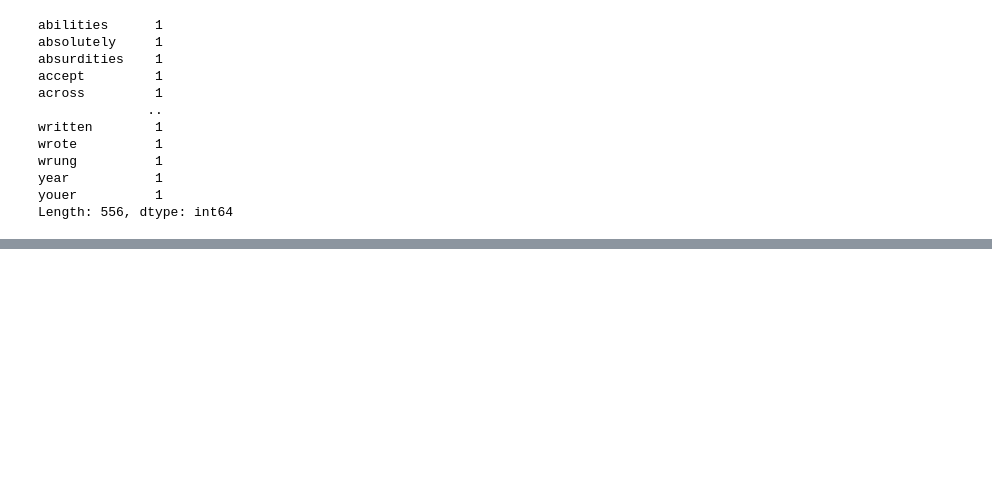
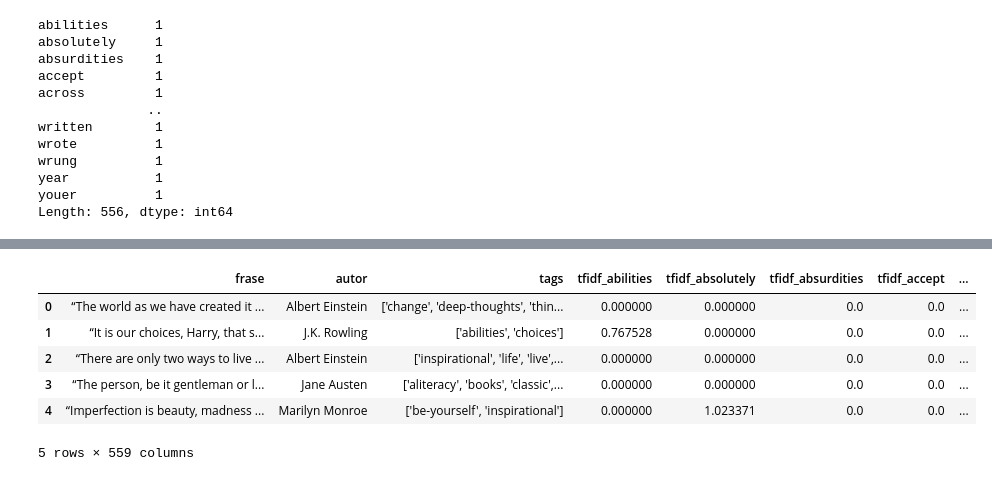
Before and after one commit to Isabela-Farina/Perspectiva_dados, a Jupyter notebook: PLN/introducao_pln.ipynb, the cells around one changed output, grey strips where cells are left out. Cells and saved outputs as stored; diff of their text form; code cells hidden in the pictures; blank space fills up the shorter version.

```diff
--- a/PLN/introducao_pln.ipynb
+++ b/PLN/introducao_pln.ipynb
@@ -431,0 +473,14 @@ Name: 1, dtype: float64
+# %%
+TF_IDF_pref = TF_IDF.add_prefix("tfidf_").reset_index(drop=True)
+
+DF_TFIDF = pd.concat([metadados, TF_IDF_pref], axis=1)
+
+DF_TFIDF.head()
+# %% [output]
+|  | frase | autor | tags | tfidf_abilities | tfidf_absolutely | tfidf_absurdities | tfidf_accept | ... |
+| 0 | “The world as we have created it ... | Albert Einstein | ['change', 'deep-thoughts', 'thin... | 0.000000 | 0.000000 | 0.0 | 0.0 | ... |
+| 1 | “It is our choices, Harry, that s... | J.K. Rowling | ['abilities', 'choices'] | 0.767528 | 0.000000 | 0.0 | 0.0 | ... |
+| 2 | “There are only two ways to live ... | Albert Einstein | ['inspirational', 'life', 'live',... | 0.000000 | 0.000000 | 0.0 | 0.0 | ... |
+| 3 | “The person, be it gentleman or l... | Jane Austen | ['aliteracy', 'books', 'classic',... | 0.000000 | 0.000000 | 0.0 | 0.0 | ... |
+| 4 | “Imperfection is beauty, madness ... | Marilyn Monroe | ['be-yourself', 'inspirational'] | 0.000000 | 1.023371 | 0.0 | 0.0 | ... |
+5 rows × 559 columns
```
Also changed, not shown: parts of 9 cells of this notebook, 3 other files.
